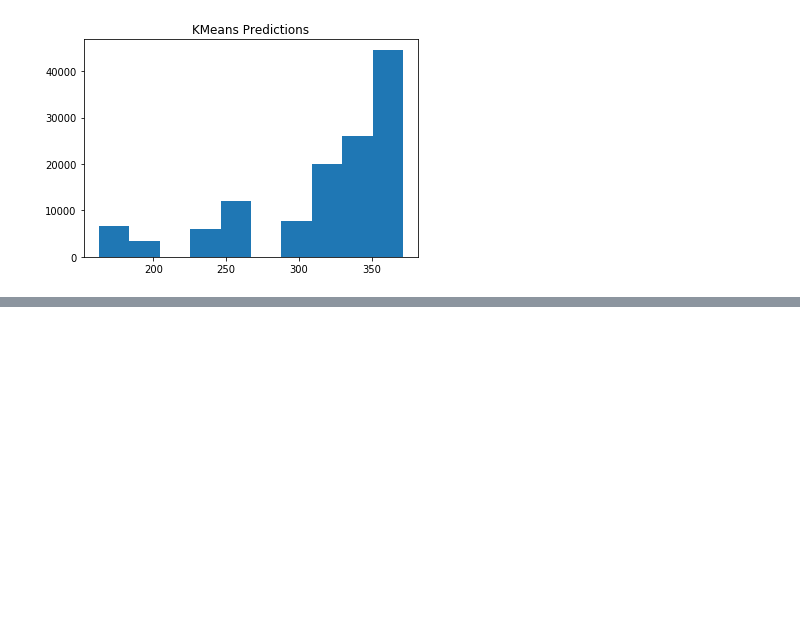
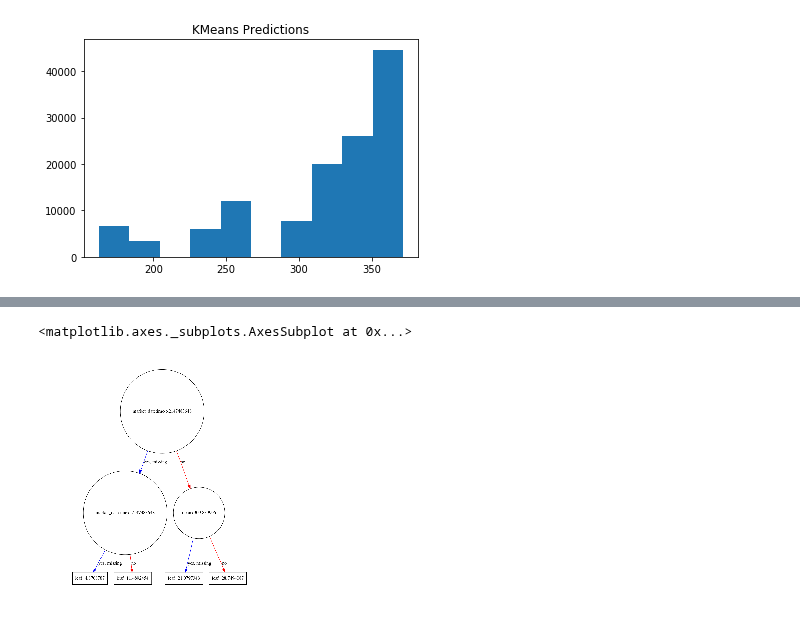
Before and after one commit to rbetzler/fun-times-in-python, a Jupyter notebook: finance/data_science/stock_explorer.ipynb, the cells around one changed output, grey strips where cells are left out. Drawn from its saved outputs; the diff is of its cells as text; code cells hidden in the pictures; blank space fills up the shorter version.

```diff
--- a/finance/data_science/stock_explorer.ipynb
+++ b/finance/data_science/stock_explorer.ipynb
@@ -198,0 +176,5 @@ x = cluster_utils.KMeans(series=df['open'], n_clusters=10).plot_cluster_hist(tim
+# %%
+xgb.plot_tree(model, num_trees=2)
+# %% [output]
+<matplotlib.axes._subplots.AxesSubplot at 0x...>
+[figure, added]
```
Also changed, not shown: parts of 13 cells of this notebook.
